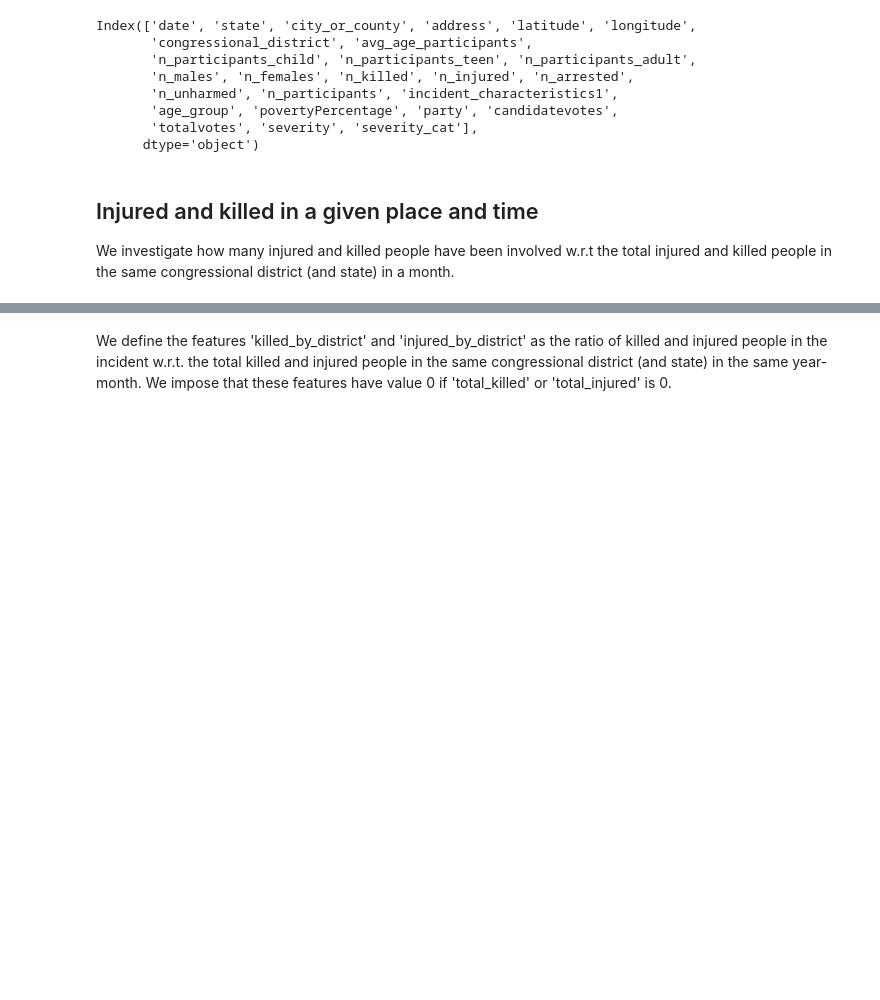
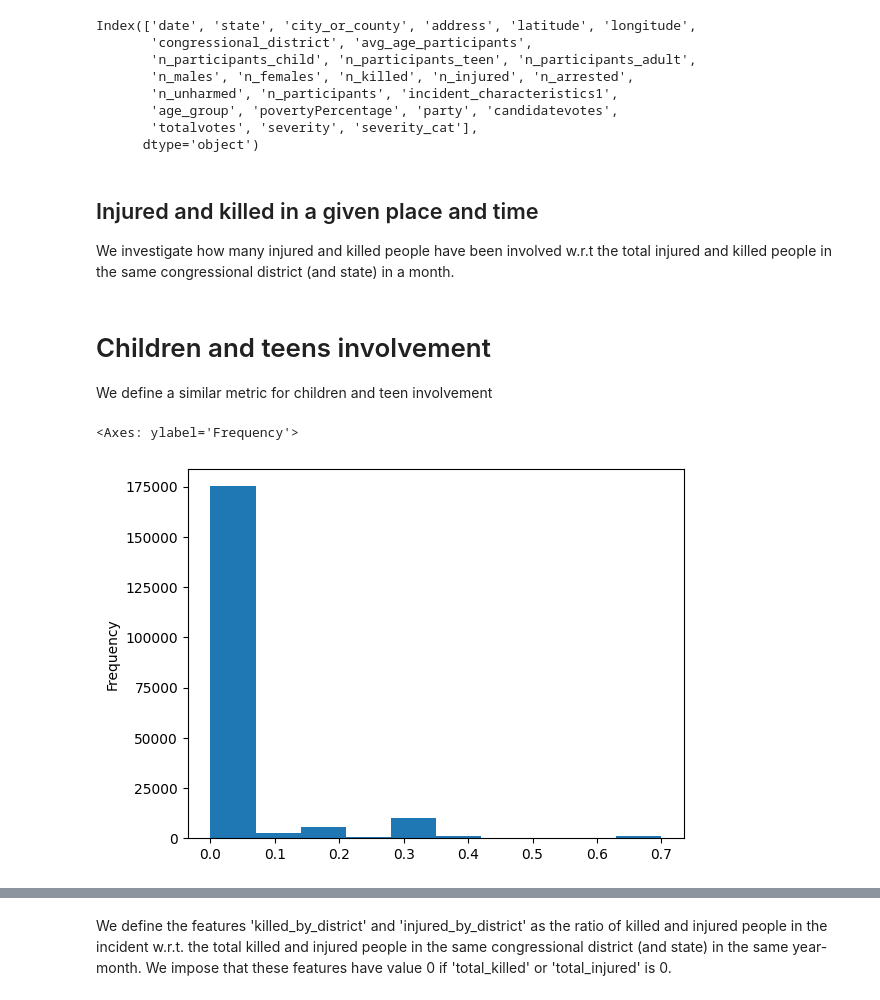
Before and after one commit to irenedovichi/DM-project, a Jupyter notebook: TASK 1/DataPreparation.ipynb, the cells around one changed output, grey strips where cells are left out. Saved outputs shown, nothing was run; the diff lists cells and outputs as text; code cells hidden in the pictures; blank space fills up the shorter version.

```diff
--- a/TASK 1/DataPreparation.ipynb
+++ b/TASK 1/DataPreparation.ipynb
@@ -303,6 +311,20 @@ Index(['date', 'state', 'city_or_county', 'address', 'latitude', 'longitude',
 # %% [markdown]
 ## Injured and killed in a given place and time
 We investigate how many injured and killed people have been involved w.r.t the total injured and killed people in the same congressional district (and state) in a month.
+# %% [markdown]
+# Children and teens involvement
+We define a similar metric for children and teen involvement
+# %%
+total = df_incidents['n_participants_child'] + df_incidents['n_participants_teen'] + df_incidents['n_participants_adult']
+df_incidents['ratio_child'] = df_incidents['n_participants_child']/total
+df_incidents['ratio_teen'] = df_incidents['n_participants_teen']/total
+
+df_incidents['severity_minor'] = 0.7*df_incidents['ratio_child'] + 0.3*df_incidents['ratio_teen']
+df_incidents.columns.drop(['ratio_child', 'ratio_teen'])
+df_incidents['severity_minor'].plot(kind='hist', bins=10)
+# %% [output]
+<Axes: ylabel='Frequency'>
+[figure, added]
 # %%
 # TODO: forse si può eliminare?
 df_incidents.date=pd.to_datetime(df_incidents.date)
```
Also changed, not shown: parts of 35 cells of this notebook, 3 other files.
